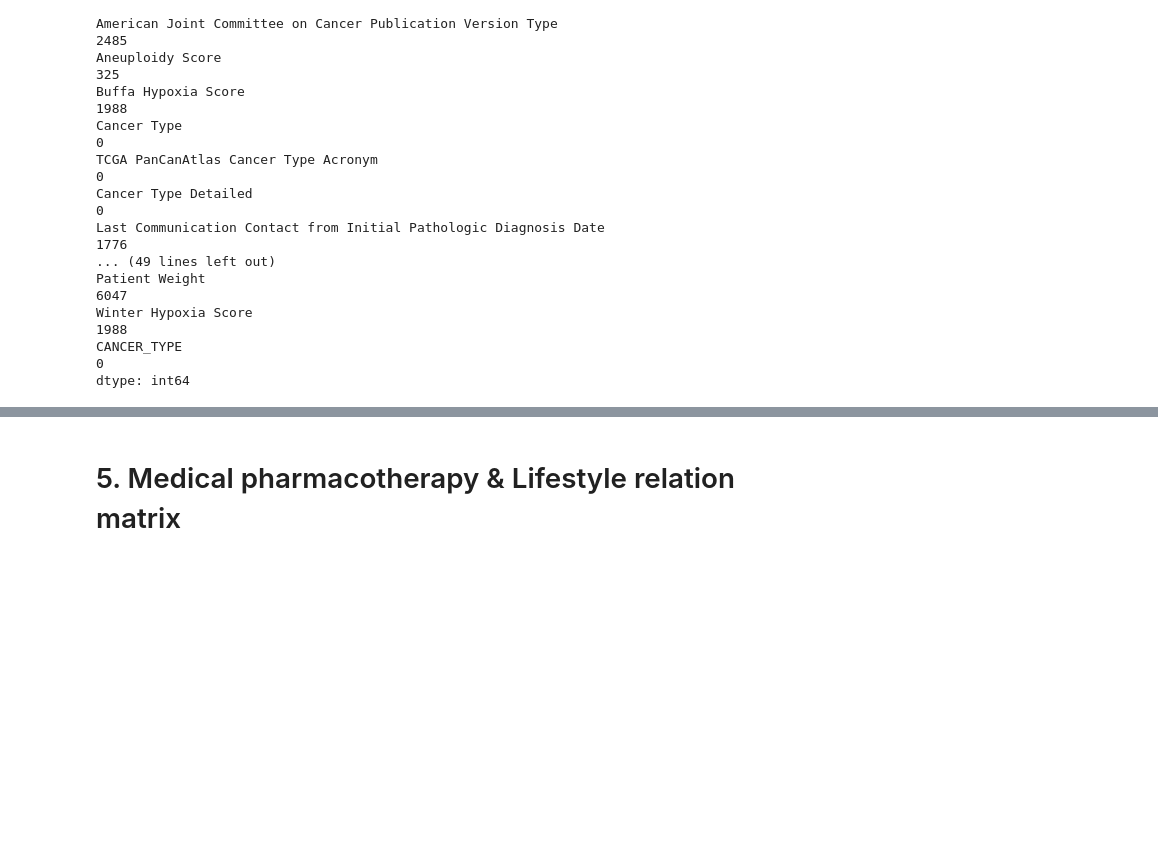
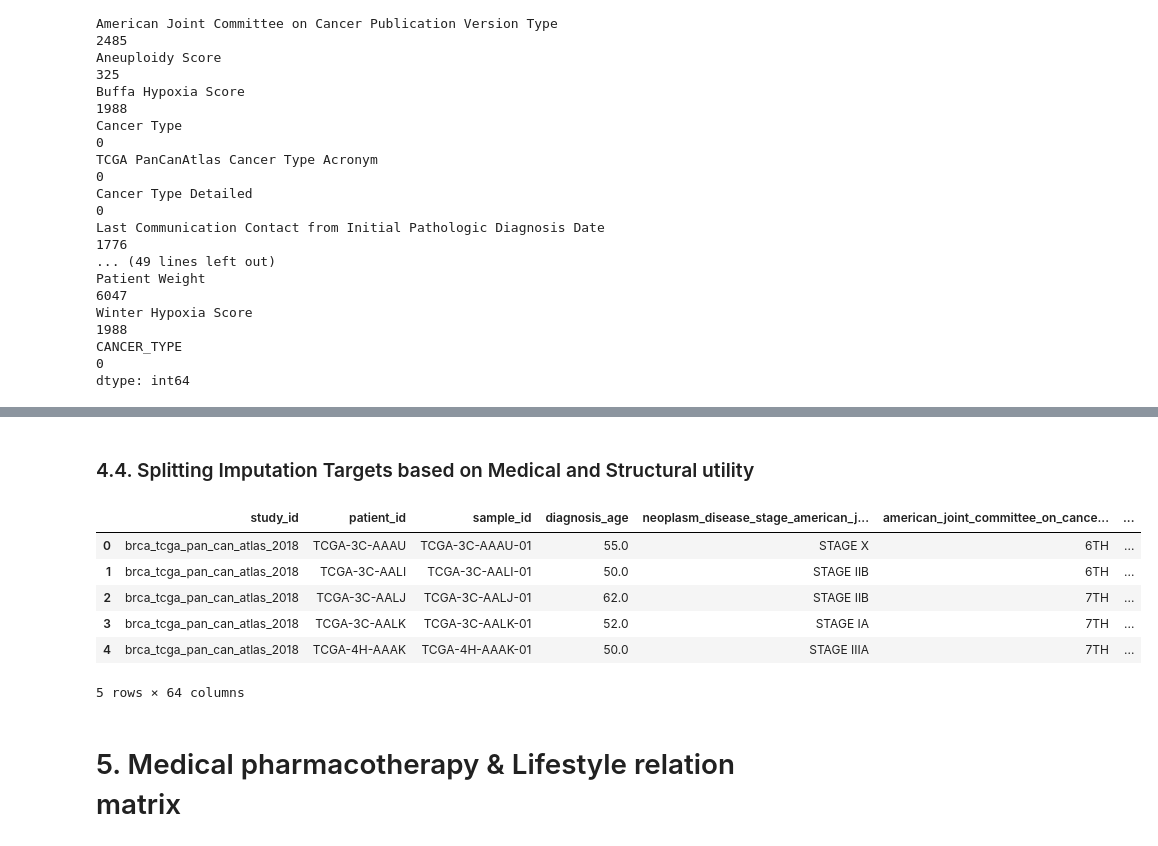
Before and after one commit to lugon36/Final_Project, a Jupyter notebook: 1. Final_Project_Data.ipynb, the cells around one changed output, grey strips where cells are left out. Cells and saved outputs as stored; diff of their text form; code cells hidden in the pictures; blank space fills up the shorter version.

```diff
--- a/1. Final_Project_Data.ipynb
+++ b/1. Final_Project_Data.ipynb
@@ -230,0 +241,17 @@ dtype: int64
+# %%
+# 1. Verification of the current loaded frame (assuming df_onco represents your raw integrated pool)
+# Creating a dedicated copy to safeguard original staging memories
+df_curated = df_onco.copy()
+# %%
+# 2. Programmatic Column Standardization (Lowercase Snake_Case Schema)
+# Removing spaces, brackets, hyphens, and standardizing characters for clean relational integration
+df_curated.columns = (
+    df_curated.columns.str.lower()
+    .str.replace(" ", "_")
+    .str.replace("(", "", regex=False)
+    .str.replace(")", "", regex=False)
+    .str.replace("-", "_", regex=False)
+    .str.replace(",", "", regex=False)
+)
+# %% [markdown]
+### 4.4. Splitting Imputation Targets based on Medical and Structural utility
@@ -230,0 +280,37 @@ dtype: int64
+# %%
+# B. Numerical Continuous Biomarkers (Applying Sample Median Imputation to prevent mathematical skewing)
+numerical_biomarkers = [
+    "diagnosis_age",
+    "aneuploidy_score",
+    "buffa_hypoxia_score",
+    "winter_hypoxia_score",
+    "ragnum_hypoxia_score",
+    "fraction_genome_altered",
+    "msi_mantis_score",
+    "msisensor_score",
+    "mutation_count",
+    "tmb_nonsynonymous",
+    "tumor_break_load",
+]
+
+for col in numerical_biomarkers:
+    if col in df_curated.columns:
+        median_value = df_curated[col].median()
+        # In case the entire column is unpopulated, fallback safety to 0
+        if pd.isna(median_value):
+            median_value = 0
+        df_curated[col] = df_curated[col].fillna(median_value)
+# %%
+# C. Removing records with missing core target metrics (Survival outcomes must remain 100% raw and factual)
+core_targets = ["overall_survival_status", "overall_survival_months"]
+df_curated = df_curated.dropna(subset=[col for col in core_targets if col in df_curated.columns])
+# %%
+df_curated.head()
+# %% [output]
+|  | study_id | patient_id | sample_id | diagnosis_age | neoplasm_disease_stage_american_j... | american_joint_committee_on_cance... | ... |
+| 0 | brca_tcga_pan_can_atlas_2018 | TCGA-3C-AAAU | TCGA-3C-AAAU-01 | 55.0 | STAGE X | 6TH | ... |
+| 1 | brca_tcga_pan_can_atlas_2018 | TCGA-3C-AALI | TCGA-3C-AALI-01 | 50.0 | STAGE IIB | 6TH | ... |
+| 2 | brca_tcga_pan_can_atlas_2018 | TCGA-3C-AALJ | TCGA-3C-AALJ-01 | 62.0 | STAGE IIB | 7TH | ... |
+| 3 | brca_tcga_pan_can_atlas_2018 | TCGA-3C-AALK | TCGA-3C-AALK-01 | 52.0 | STAGE IA | 7TH | ... |
+| 4 | brca_tcga_pan_can_atlas_2018 | TCGA-4H-AAAK | TCGA-4H-AAAK-01 | 50.0 | STAGE IIIA | 7TH | ... |
+5 rows × 64 columns
```
Also changed, not shown: parts of 8 cells of this notebook, 3 other files.
